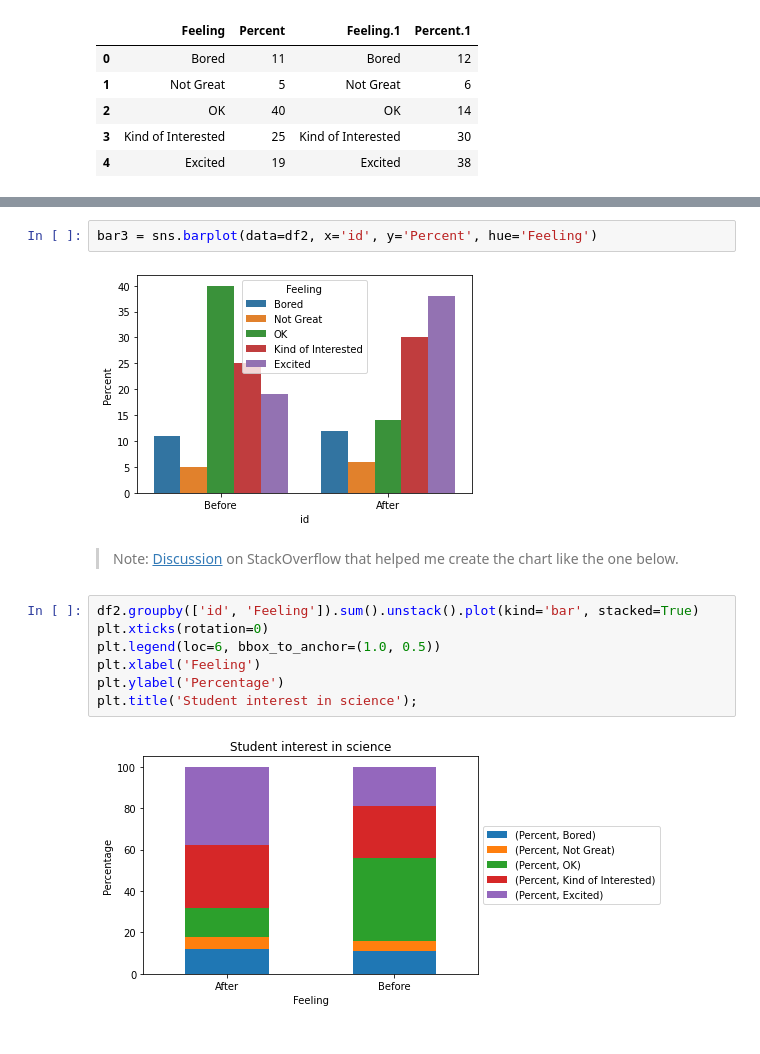
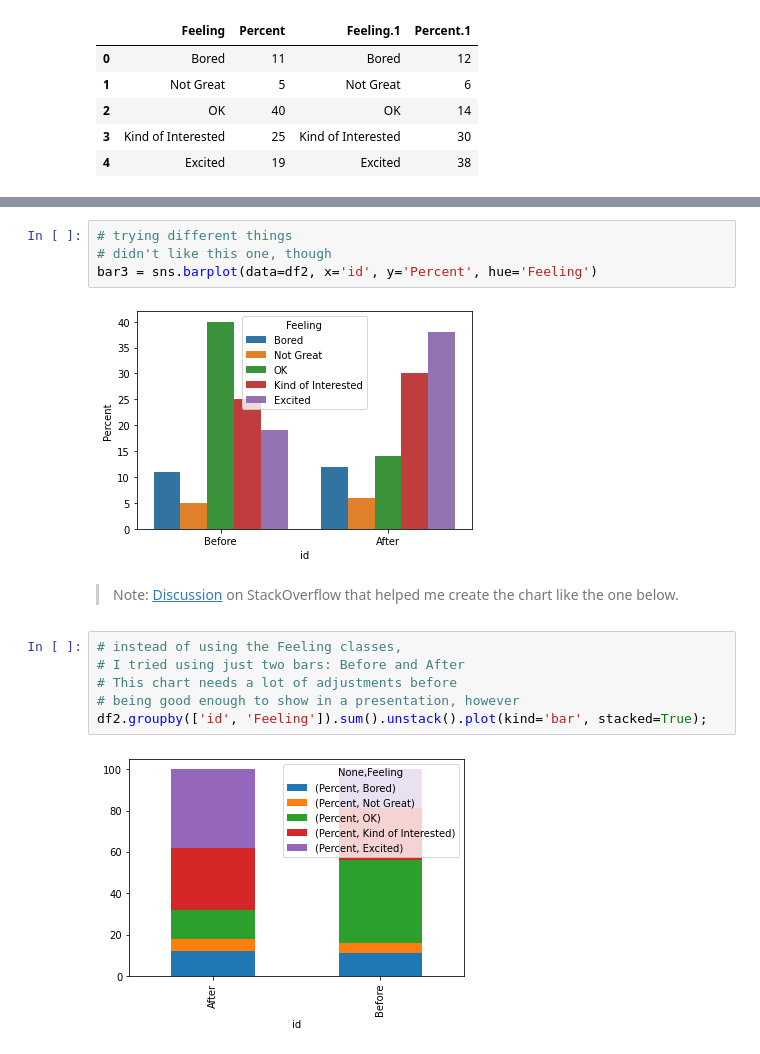
Before and after one commit to tharcyla/data-visualization, a Jupyter notebook: 06_Explanatory-Visualizations.ipynb, the cells around one changed output, grey strips where cells are left out. Cells and saved outputs as stored; diff of their text form.

Commit message:
upload: Add notes (2) from the Explanatory Visualizations lesson
In this commit, I went up to 'Data Storytelling Practice'. Next up is
'Polishing Plots'.

```diff
--- a/06_Explanatory-Visualizations.ipynb
+++ b/06_Explanatory-Visualizations.ipynb
@@ -104,15 +109,16 @@ sns.color_palette()
 # %%
+# trying different things
+# didn't like this one, though
 bar3 = sns.barplot(data=df2, x='id', y='Percent', hue='Feeling')
 # %% [output]
 [figure]
 # %% [markdown]
 > Note: [Discussion](https://stackoverflow.com/questions/34917727/stacked-bar-plot-by-grouped-data-with-pandas) on StackOverflow that helped me create the chart like the one below.
 # %%
-df2.groupby(['id', 'Feeling']).sum().unstack().plot(kind='bar', stacked=True)
-plt.xticks(rotation=0)
-plt.legend(loc=6, bbox_to_anchor=(1.0, 0.5))
-plt.xlabel('Feeling')
-plt.ylabel('Percentage')
-plt.title('Student interest in science');
+# instead of using the Feeling classes,
+# I tried using just two bars: Before and After
+# This chart needs a lot of adjustments before
+# being good enough to show in a presentation, however
+df2.groupby(['id', 'Feeling']).sum().unstack().plot(kind='bar', stacked=True);
 # %% [output]
-[figure, old version]
+[figure, new version]
```
Also changed, not shown: parts of 14 cells of this notebook.
